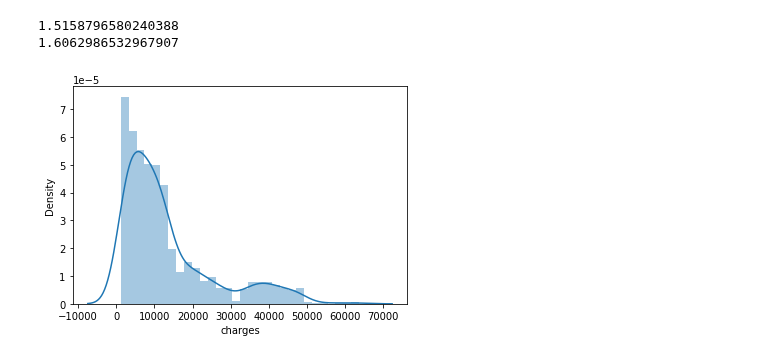
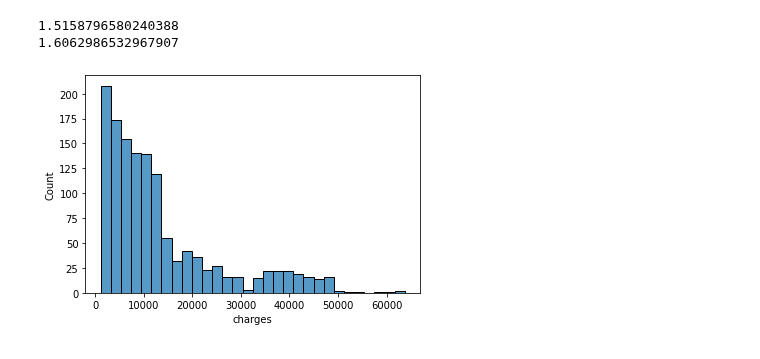
Before and after one commit to LuisChore/EDA, a Jupyter notebook: 01_univariate_statistics.ipynb, the cells around one changed output. Drawn from its saved outputs; the diff is of its cells as text; code cells hidden in the pictures.

```diff
--- a/01_univariate_statistics.ipynb
+++ b/01_univariate_statistics.ipynb
@@ -196,6 +283,6 @@ print(df.charges.kurt())
 1.6062986532967907
 # %%
 import seaborn as sns
-sns.distplot(df.charges);
+sns.histplot(df.charges);
 # %% [output]
-[figure, old version]
+[figure, new version]
```
Also changed, not shown: parts of 43 cells of this notebook.
